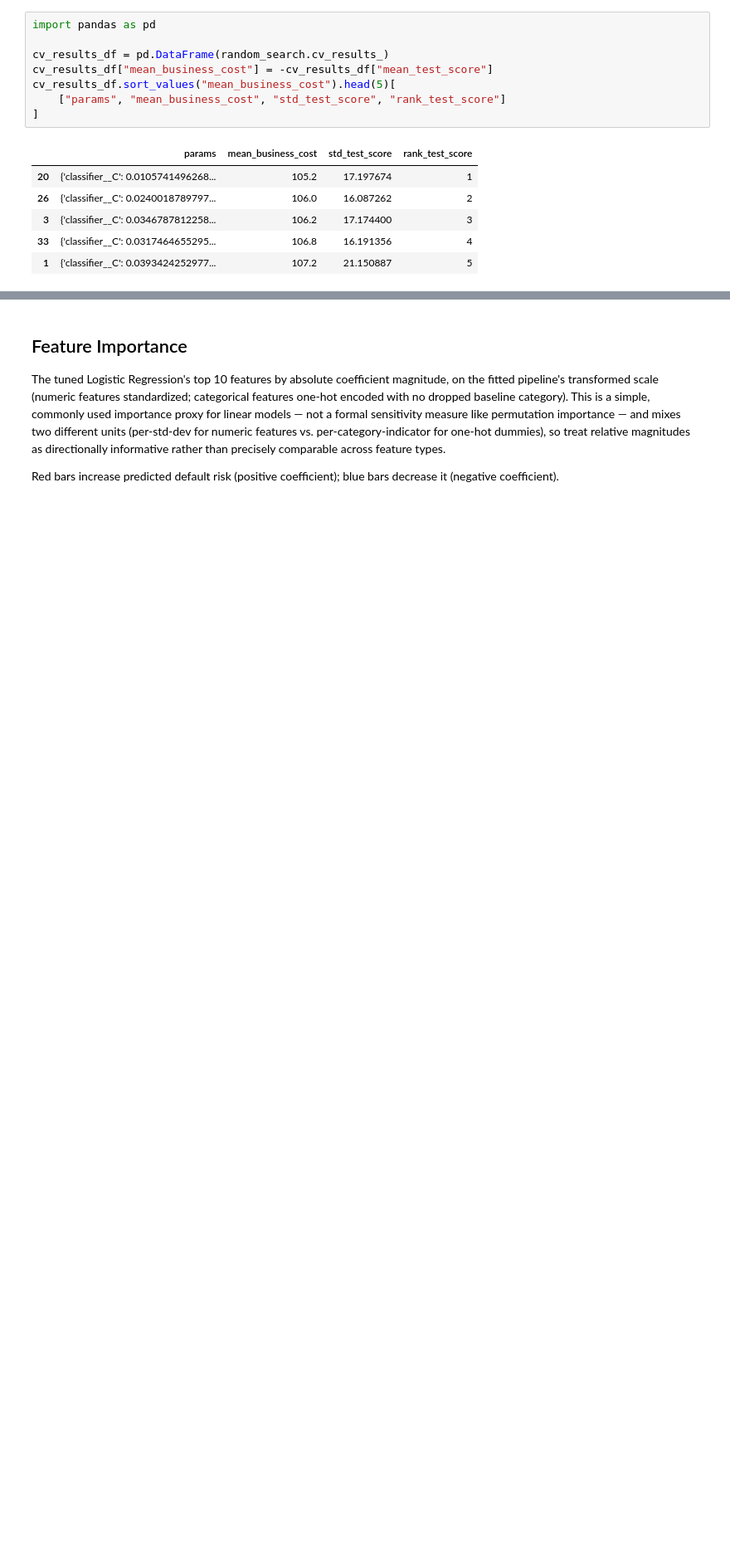
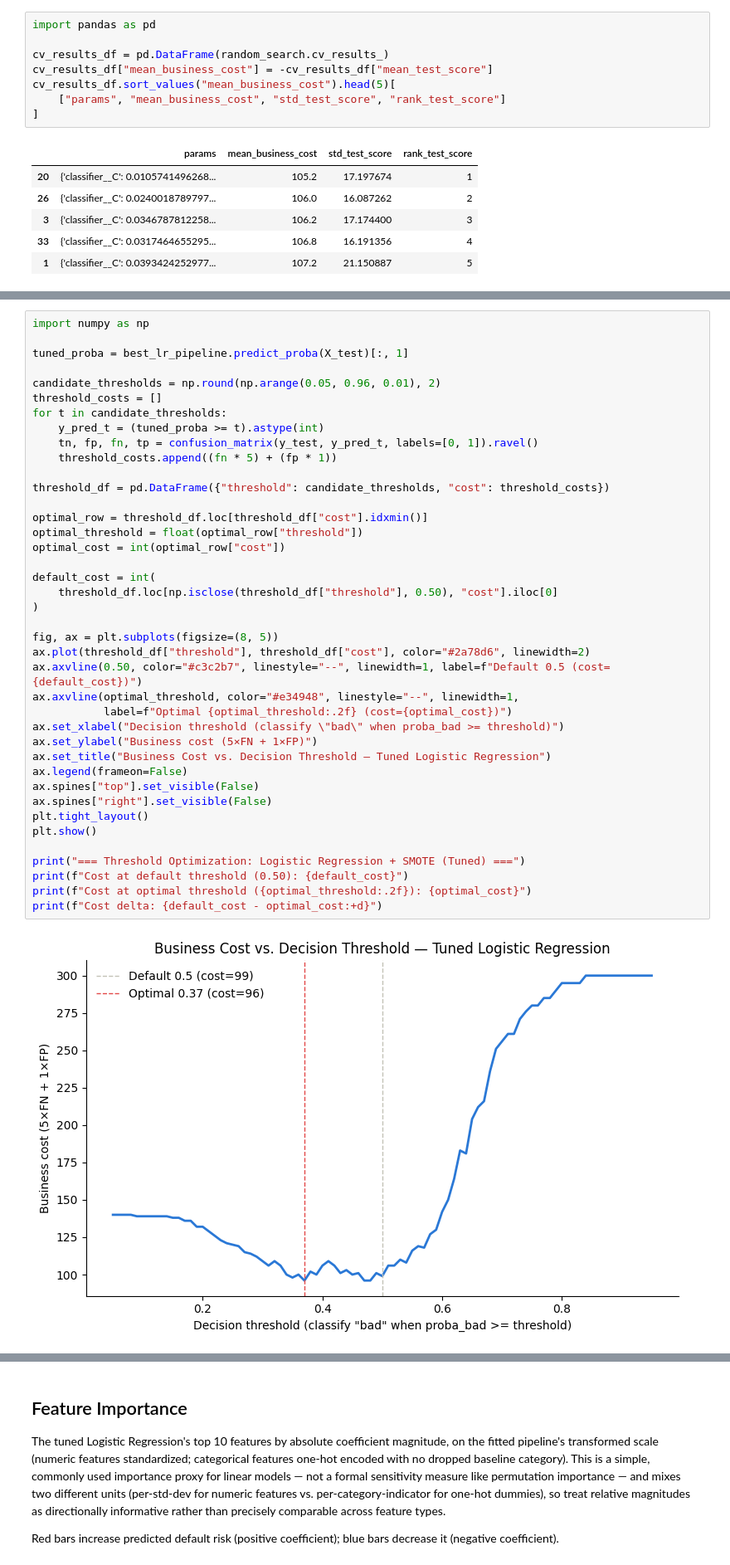
Before and after one commit to Ahmed28phantom/credit-risk-pipeline, a Jupyter notebook: notebooks/03_modeling.ipynb, the cells around one changed output, grey strips where cells are left out. Shown at 83% size. Drawn from its saved outputs; the diff is of its cells as text; blank space fills up the shorter version.

Commit message:
Find optimal business-cost decision threshold for tuned LR model

```diff
--- a/notebooks/03_modeling.ipynb
+++ b/notebooks/03_modeling.ipynb
@@ -437,0 +449,42 @@ AUC delta: +0.021
+# %%
+import numpy as np
+
+tuned_proba = best_lr_pipeline.predict_proba(X_test)[:, 1]
+
+candidate_thresholds = np.round(np.arange(0.05, 0.96, 0.01), 2)
+threshold_costs = []
+for t in candidate_thresholds:
+    y_pred_t = (tuned_proba >= t).astype(int)
+    tn, fp, fn, tp = confusion_matrix(y_test, y_pred_t, labels=[0, 1]).ravel()
+    threshold_costs.append((fn * 5) + (fp * 1))
+
+threshold_df = pd.DataFrame({"threshold": candidate_thresholds, "cost": threshold_costs})
+
+optimal_row = threshold_df.loc[threshold_df["cost"].idxmin()]
+optimal_threshold = float(optimal_row["threshold"])
+optimal_cost = int(optimal_row["cost"])
+
+default_cost = int(
+    threshold_df.loc[np.isclose(threshold_df["threshold"], 0.50), "cost"].iloc[0]
+)
+
+fig, ax = plt.subplots(figsize=(8, 5))
+ax.plot(threshold_df["threshold"], threshold_df["cost"], color="#2a78d6", linewidth=2)
+ax.axvline(0.50, color="#c3c2b7", linestyle="--", linewidth=1, label=f"Default 0.5 (cost={default_cost})")
+ax.axvline(optimal_threshold, color="#e34948", linestyle="--", linewidth=1,
+           label=f"Optimal {optimal_threshold:.2f} (cost={optimal_cost})")
+ax.set_xlabel("Decision threshold (classify \"bad\" when proba_bad >= threshold)")
+ax.set_ylabel("Business cost (5×FN + 1×FP)")
+ax.set_title("Business Cost vs. Decision Threshold — Tuned Logistic Regression")
+ax.legend(frameon=False)
+ax.spines["top"].set_visible(False)
+ax.spines["right"].set_visible(False)
+plt.tight_layout()
+plt.show()
+
+print("=== Threshold Optimization: Logistic Regression + SMOTE (Tuned) ===")
+print(f"Cost at default threshold (0.50): {default_cost}")
+print(f"Cost at optimal threshold ({optimal_threshold:.2f}): {optimal_cost}")
+print(f"Cost delta: {default_cost - optimal_cost:+d}")
+# %% [output]
+[figure, added]
```
Also changed, not shown: parts of 7 cells of this notebook.
